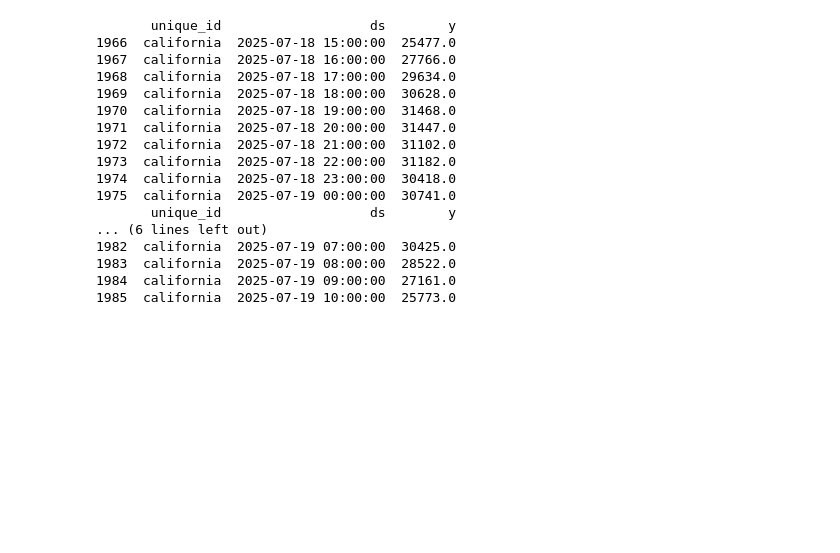
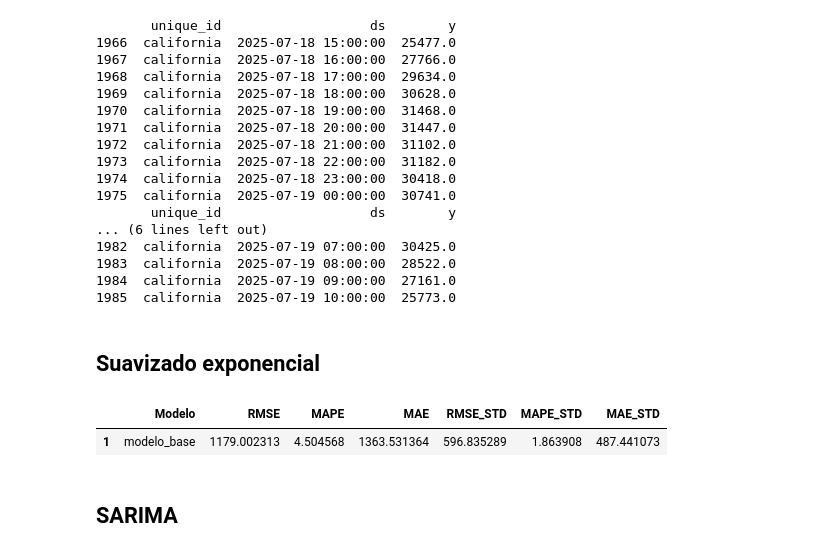
Before and after one commit to JairRamosG/Series_de_Tiempo, a Jupyter notebook: 07_SARIMA/SARIMApdqPDQ.ipynb, the cells around one changed output. Cells and saved outputs as stored; diff of their text form; code cells hidden in the pictures; blank space fills up the shorter version.

Commit message:
modelo base: Suavizado exponencial

```diff
--- a/07_SARIMA/SARIMApdqPDQ.ipynb
+++ b/07_SARIMA/SARIMApdqPDQ.ipynb
@@ -105,3 +106,30 @@ print(df_test.head(10))
 1983  california  2025-07-19 08:00:00  28522.0
 1984  california  2025-07-19 09:00:00  27161.0
 1985  california  2025-07-19 10:00:00  25773.0
+# %% [markdown]
+## Suavizado exponencial
+# %%
+# Instancia del modelo base
+modelo_base = [AutoETS(season_length=24, model='MAM', damped=True, alias='modelo_base')]
+sf = StatsForecast(
+    models=modelo_base,
+    freq='h',  # horas
+    n_jobs=-1
+)
+
+# Validación cruzada: 10 ventanas de tamaño fijo
+cv_df = sf.cross_validation(
+    df=df_train,
+    h=24, # Horizonte del pronóstico
+    step_size=24, # Entre ventanas consecutivas saltar 24 horas
+    n_windows=10, # 10 ventanas
+)
+
+# Desempeño
+metricas_modelo_base = metricas_cv(cv_df, ['modelo_base'])
+metricas_modelo_base
+# %% [output]
+|  | Modelo | RMSE | MAPE | MAE | RMSE_STD | MAPE_STD | MAE_STD |
+| 1 | modelo_base | 1179.002313 | 4.504568 | 1363.531364 | 596.835289 | 1.863908 | 487.441073 |
+# %% [markdown]
+## SARIMA
```
Also changed, not shown: parts of 1 cell of this notebook.
